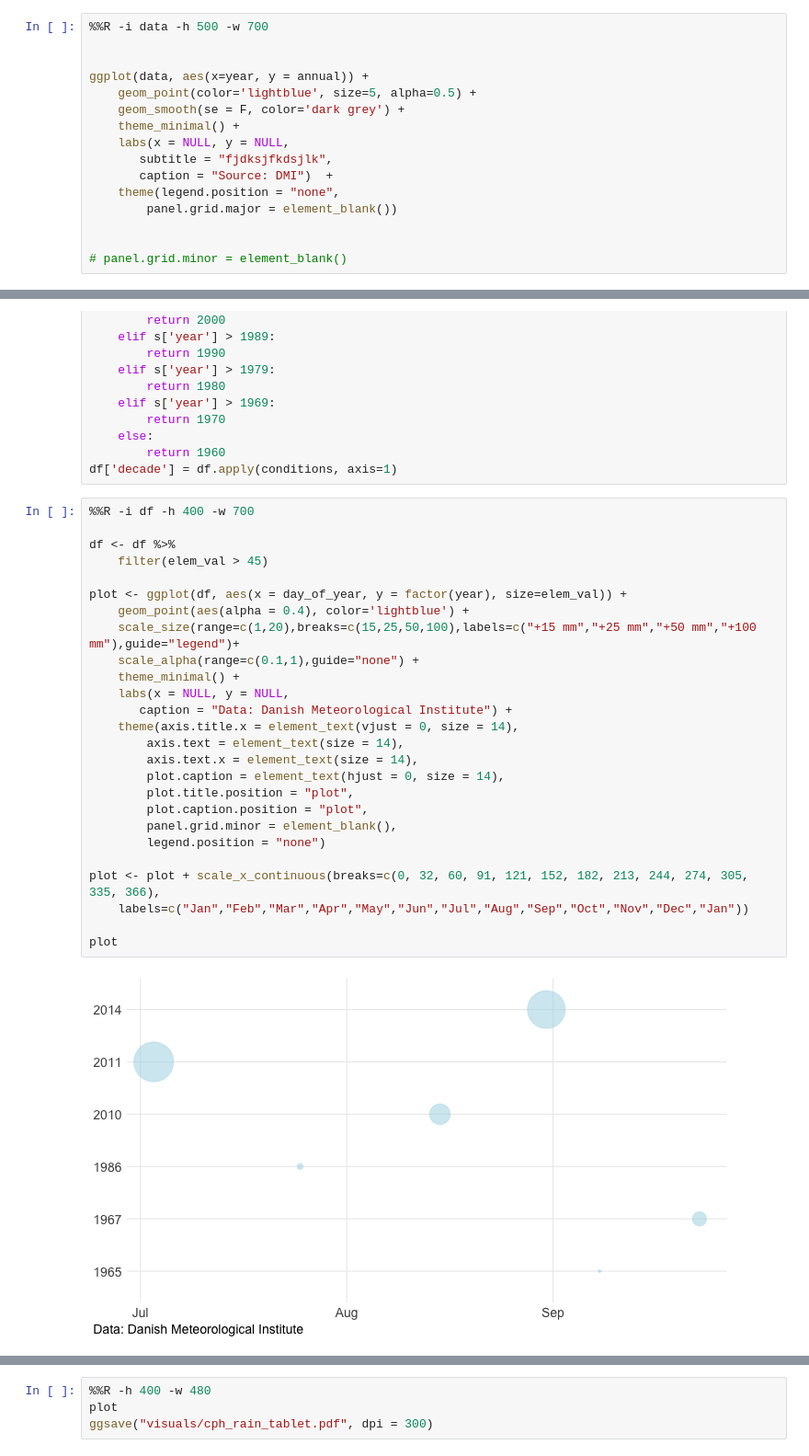
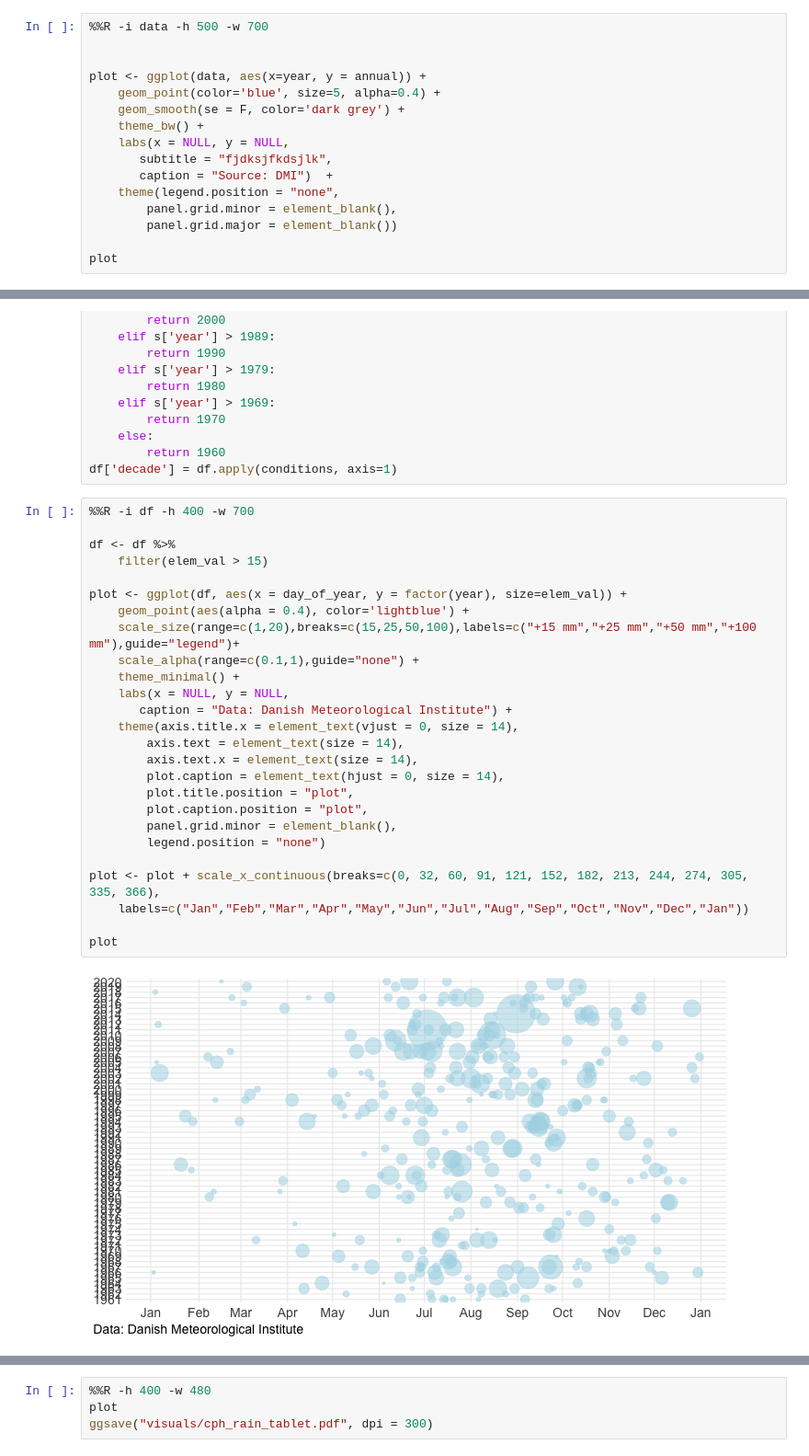
Before and after one commit to laurabejder/rain, a Jupyter notebook: visualizations.ipynb, the cells around one changed output, grey strips where cells are left out. Shown at 92% size. Saved outputs shown, nothing was run; the diff lists cells and outputs as text.

Commit message:
updated visuals

```diff
--- a/visualizations.ipynb
+++ b/visualizations.ipynb
@@ -247,17 +241,17 @@ ggplot(data, aes(x=year, y = annual)) +
 %%R -i data -h 500 -w 700
 
 
-ggplot(data, aes(x=year, y = annual)) +
-    geom_point(color='lightblue', size=5, alpha=0.5) +
+plot <- ggplot(data, aes(x=year, y = annual)) +
+    geom_point(color='blue', size=5, alpha=0.4) +
     geom_smooth(se = F, color='dark grey') +
-    theme_minimal() +
+    theme_bw() +
     labs(x = NULL, y = NULL,
        subtitle = "fjdksjfkdsjlk",
        caption = "Source: DMI")  +
     theme(legend.position = "none",
+        panel.grid.minor = element_blank(),
         panel.grid.major = element_blank())
 
-
-# panel.grid.minor = element_blank()
+plot
 # %% [output]
 `geom_smooth()` using method = 'loess' and formula = 'y ~ x'
@@ -309,29 +324,29 @@ df['decade'] = df.apply(conditions, axis=1)
 # %%
 %%R -i df -h 400 -w 700
 
 df <- df %>%
-    filter(elem_val > 45)
+    filter(elem_val > 15)
 
 plot <- ggplot(df, aes(x = day_of_year, y = factor(year), size=elem_val)) +
     geom_point(aes(alpha = 0.4), color='lightblue') +
     scale_size(range=c(1,20),breaks=c(15,25,50,100),labels=c("+15 mm","+25 mm","+50 mm","+100 mm"),guide="legend")+
     scale_alpha(range=c(0.1,1),guide="none") +
     theme_minimal() +
     labs(x = NULL, y = NULL,
        caption = "Data: Danish Meteorological Institute") +
     theme(axis.title.x = element_text(vjust = 0, size = 14),
         axis.text = element_text(size = 14),
         axis.text.x = element_text(size = 14),
         plot.caption = element_text(hjust = 0, size = 14),
         plot.title.position = "plot",
         plot.caption.position = "plot",
         panel.grid.minor = element_blank(),
         legend.position = "none")
 
 plot <- plot + scale_x_continuous(breaks=c(0, 32, 60, 91, 121, 152, 182, 213, 244, 274, 305, 335, 366),
     labels=c("Jan","Feb","Mar","Apr","May","Jun","Jul","Aug","Sep","Oct","Nov","Dec","Jan"))
 
 plot
 # %% [output]
-[figure, old version]
+[figure, new version]
 # %%
```
Also changed, not shown: parts of 6 cells of this notebook, 18 other files.
